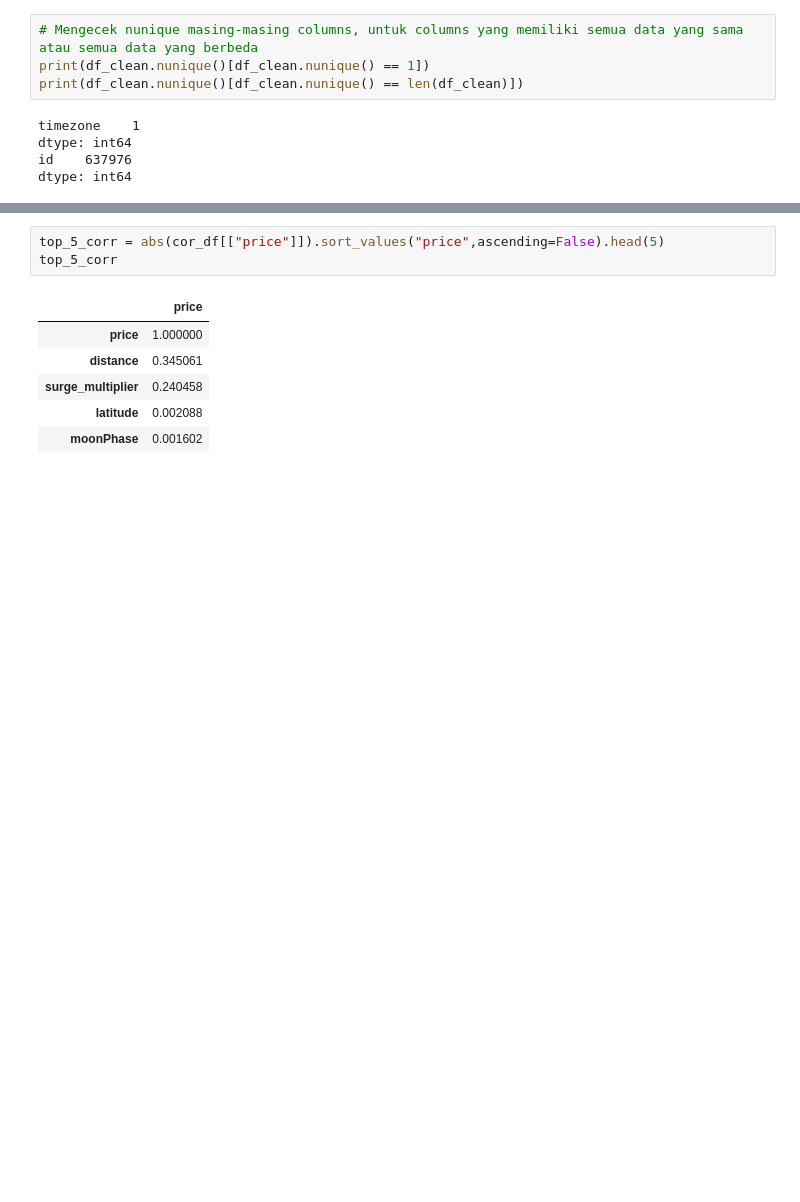
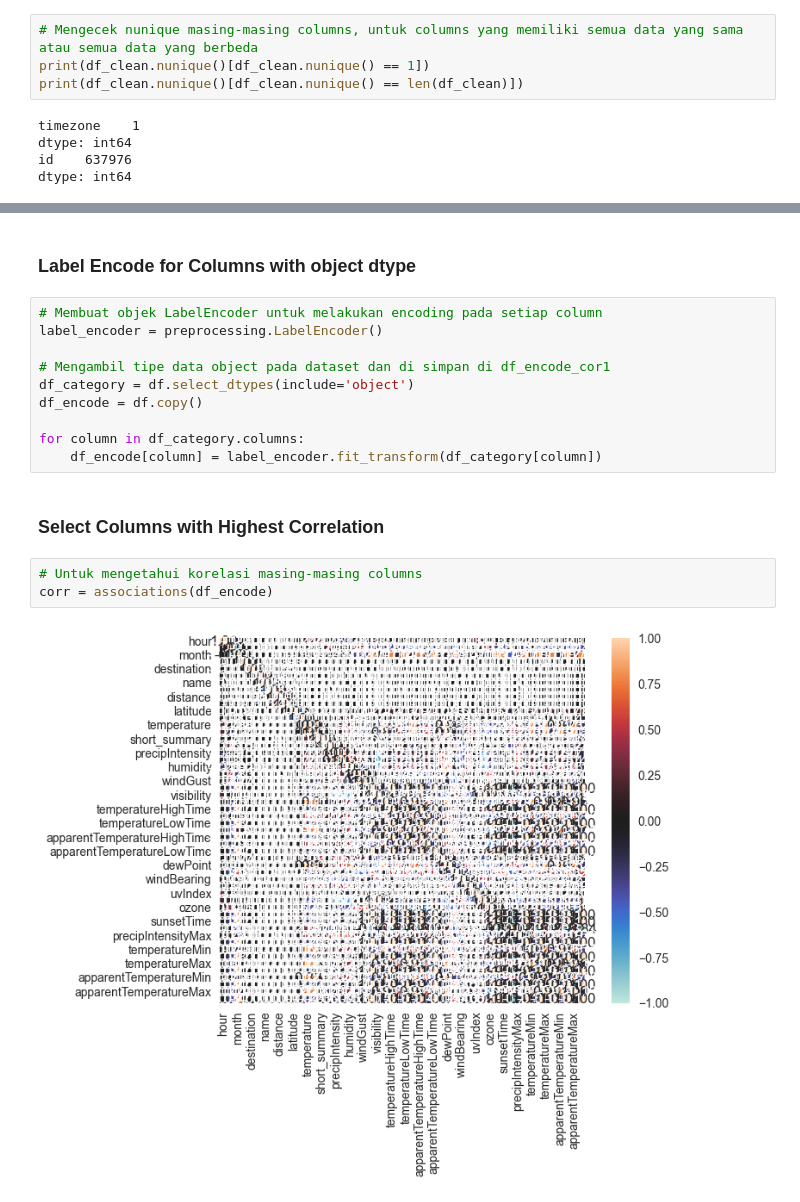
Before and after one commit to yusrainiasraa/Hacktiv8, a Jupyter notebook: Final_Project/PYTN_KampusMerdeka_fp1_Yusraini.ipynb, the cells around one changed output, grey strips where cells are left out. Saved outputs shown, nothing was run; the diff lists cells and outputs as text; blank space fills up the shorter version.

```diff
--- a/Final_Project/PYTN_KampusMerdeka_fp1_Yusraini.ipynb
+++ b/Final_Project/PYTN_KampusMerdeka_fp1_Yusraini.ipynb
@@ -261,10 +228,19 @@ cor_df
-# %%
-top_5_corr = abs(cor_df[["price"]]).sort_values("price",ascending=False).head(5)
-top_5_corr
-# %% [output]
-|  | price |
-| price | 1.000000 |
-| distance | 0.345061 |
-| surge_multiplier | 0.240458 |
-| latitude | 0.002088 |
-| moonPhase | 0.001602 |
+# %% [markdown]
+### Label Encode for Columns with object dtype
+# %%
+# Membuat objek LabelEncoder untuk melakukan encoding pada setiap column
+label_encoder = preprocessing.LabelEncoder()
+
+# Mengambil tipe data object pada dataset dan di simpan di df_encode_cor1
+df_category = df.select_dtypes(include='object')
+df_encode = df.copy()
+
+for column in df_category.columns:
+    df_encode[column] = label_encoder.fit_transform(df_category[column])
+# %% [markdown]
+### Select Columns with Highest Correlation
+# %%
+# Untuk mengetahui korelasi masing-masing columns
+corr = associations(df_encode)
+# %% [output]
+[figure, added]
```
Also changed, not shown: parts of 57 cells of this notebook.
